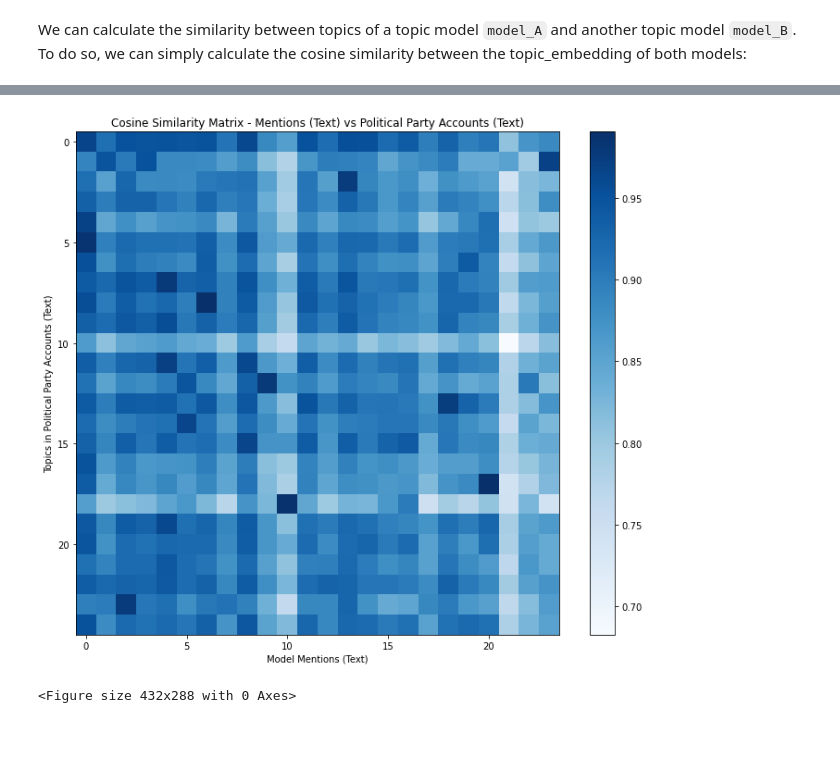
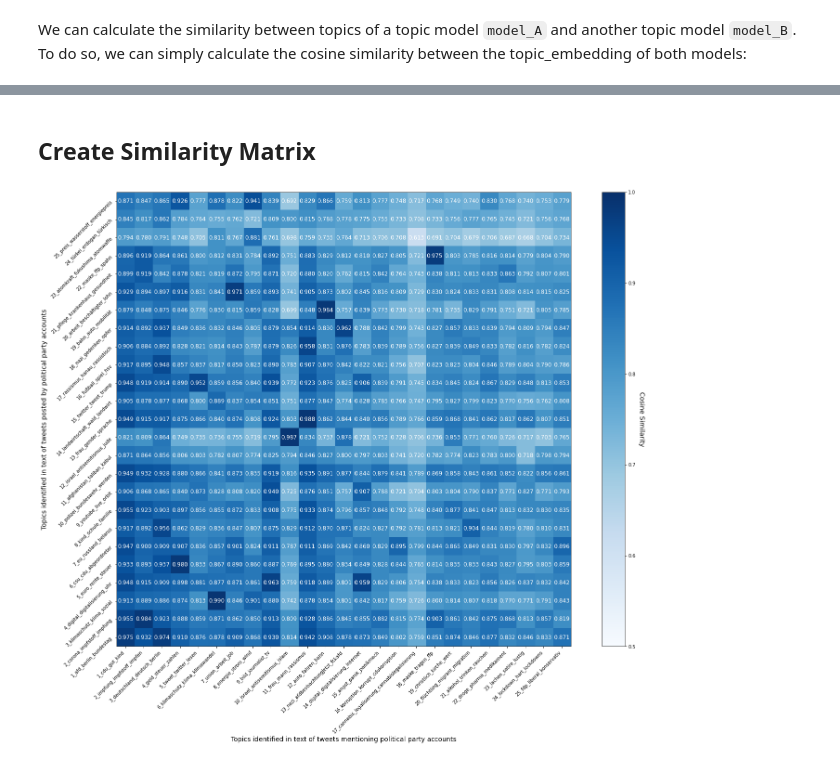
Before and after one commit to NilsHellwig/Topic_Modelling_Twitter_German_Federal_Election_2021, a Jupyter notebook: 03 Train Model/compare_bertopic_models.ipynb, the cells around one changed output, grey strips where cells are left out. Drawn from its saved outputs; the diff is of its cells as text; code cells hidden in the pictures; blank space fills up the shorter version.

```diff
--- a/03 Train Model/compare_bertopic_models.ipynb
+++ b/03 Train Model/compare_bertopic_models.ipynb
@@ -25,7 +25,7 @@ model_B_name = "Political Party Accounts (Text)"
 # %% [markdown]
 We can calculate the similarity between topics of a topic model `model_A` and another topic model `model_B`. To do so, we can simply calculate the cosine similarity between the topic_embedding of both models:
 # %%
-model_A_embeddings = model_A.topic_embeddings_[1:]
+model_A_embeddings = model_A.topic_embeddings_[0:]
 model_B_embeddings = model_B.topic_embeddings_[1:]
 sim_matrix = cosine_similarity(model_A_embeddings, model_B_embeddings)
 # %%
@@ -39,7 +39,7 @@ data_similarity = []
 for topic_of_interest in range(0, len(model_A_embeddings)):
     model_A_tokens = model_A.get_topic(topic_of_interest)
     most_similar_topic = np.argmax(sim_matrix[topic_of_interest])
-    model_B_tokens = model_B.get_topic(most_similar_topic)[:20]
+    model_B_tokens = model_B.get_topic(most_similar_topic)
 
     row = {
         'Topic A': topic_of_interest + 1,
@@ -94,3 +94,15 @@ print(latex_table)
 # %%
 with open(comparison_path + '.txt', 'w') as file:
     file.write(latex_table)
+# %%
+x_topic_names = []
+y_topic_names = []
+for topic_of_interest in range(0, 25):
+    model_A_tokens = model_A.get_topic(topic_of_interest)
+    model_B_tokens = model_B.get_topic(topic_of_interest)
+    y_topic_names.append(str(topic_of_interest + 1) + "_" + '_'.join([token[0] for token in model_A_tokens[:3]]))
+    x_topic_names.append(str(topic_of_interest + 1) + "_" + '_'.join([token[0] for token in model_B_tokens[:3]]))
+
+print(x_topic_names)
+print("\n\n")
+print(y_topic_names)
@@ -97,22 +115,37 @@ with open(comparison_path + '.txt', 'w') as file:
+# %% [markdown]
+## Create Similarity Matrix
+# %%
+sim_matrix = sim_matrix[::-1, :]
 # %%
 import matplotlib.pyplot as plt
 import numpy as np
 
-fig = plt.figure(figsize=(12, 10))
-plt.imshow(sim_matrix, cmap='Blues', interpolation='nearest')
+fig = plt.figure(figsize=(24, 18))
+vmin = 0.5
+vmax = 1.0
+plt.imshow(sim_matrix, cmap='Blues', interpolation='nearest', extent=[0.5, sim_matrix.shape[1] + 0.5, 0.5, sim_matrix.shape[0] + 0.5], vmin=vmin, vmax=vmax)
+
+xtick_positions = np.arange(1, sim_matrix.shape[1] + 1, 1)
+plt.xticks(xtick_positions, x_topic_names, rotation=45, ha='right')
+
+ytick_positions = np.arange(1, sim_matrix.shape[1] + 1, 1)
+plt.yticks(ytick_positions, y_topic_names, rotation=45, ha='right')
 
 highest_similarities = np.argmax(sim_matrix, axis=1)
 
-#for topic_of_interest, most_similar_topic in enumerate(highest_similarities):
-    #plt.gca().add_patch(plt.Rectangle((most_similar_topic - 0.5, topic_of_interest - 0.5), 1, 1, edgecolor='red', facecolor='none'))
+# Annotate the values from sim_matrix onto the heatmap
+for i in range(sim_matrix[::-1, :].shape[0]):
+    for j in range(sim_matrix[::-1, :].shape[1]):
+        plt.text(j + 1, i + 1, f'{sim_matrix[::-1, :][i, j]:.3f}', ha='center', va='center', color='white', fontsize=12)
 
-plt.colorbar()
-plt.title('Cosine Similarity Matrix - ' + comparison_title)
-plt.xlabel(f'Model {model_A_name}')
-plt.ylabel(f'Topics in {model_B_name}')
+cbar = plt.colorbar()
+cbar.set_label('Cosine Similarity', rotation=-90, labelpad=20, fontsize=14)
+
+#plt.title('Cosine Similarity Matrix - ' + comparison_title)
+plt.ylabel(f'Topics identified in text of tweets posted by political party accounts', fontsize=14)
+plt.xlabel(f'Topics identified in text of tweets mentioning political party accounts', fontsize=14)
+
 plt.show()
-plt.savefig(comparison_path + '.png', dpi=300)  # Adjust the file name and DPI as needed
 # %% [output]
-[figure, old version]
+[figure, new version]
-<Figure size 432x288 with 0 Axes>
 # %%
```
Also changed, not shown: parts of 9 cells of this notebook, 52 other files.
